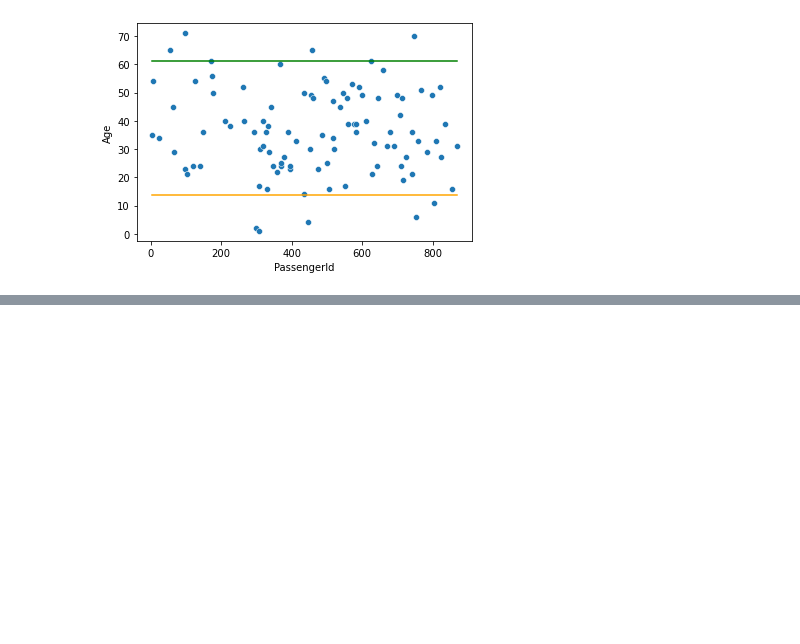
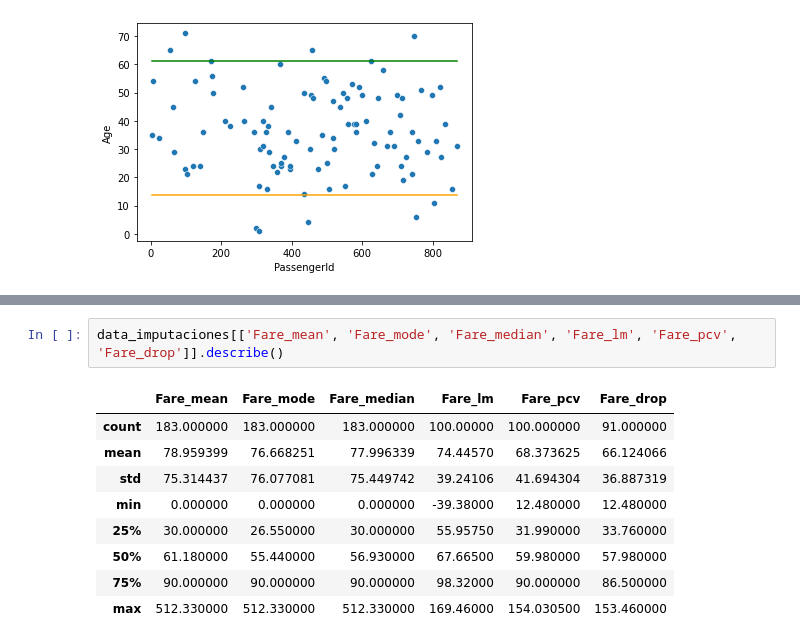
Before and after one commit to CarlosAlvarado-git/DataWrangling, a Jupyter notebook: Laboratorio8/Lab_8_Carlos_Alvarado.ipynb, the cells around one changed output, grey strips where cells are left out. Drawn from its saved outputs; the diff is of its cells as text; blank space fills up the shorter version.

```diff
--- a/Laboratorio8/Lab_8_Carlos_Alvarado.ipynb
+++ b/Laboratorio8/Lab_8_Carlos_Alvarado.ipynb
@@ -794,0 +843,12 @@ COLUMNA PARCH
+# %%
+data_imputaciones[['Fare_mean', 'Fare_mode', 'Fare_median', 'Fare_lm', 'Fare_pcv', 'Fare_drop']].describe()
+# %% [output]
+|  | Fare_mean | Fare_mode | Fare_median | Fare_lm | Fare_pcv | Fare_drop |
+| count | 183.000000 | 183.000000 | 183.000000 | 100.00000 | 100.000000 | 91.000000 |
+| mean | 78.959399 | 76.668251 | 77.996339 | 74.44570 | 68.373625 | 66.124066 |
+| std | 75.314437 | 76.077081 | 75.449742 | 39.24106 | 41.694304 | 36.887319 |
+| min | 0.000000 | 0.000000 | 0.000000 | -39.38000 | 12.480000 | 12.480000 |
+| 25% | 30.000000 | 26.550000 | 30.000000 | 55.95750 | 31.990000 | 33.760000 |
+| 50% | 61.180000 | 55.440000 | 56.930000 | 67.66500 | 59.980000 | 57.980000 |
+| 75% | 90.000000 | 90.000000 | 90.000000 | 98.32000 | 90.000000 | 86.500000 |
+| max | 512.330000 | 512.330000 | 512.330000 | 169.46000 | 154.030500 | 153.460000 |
```
Also changed, not shown: parts of 149 cells of this notebook.
